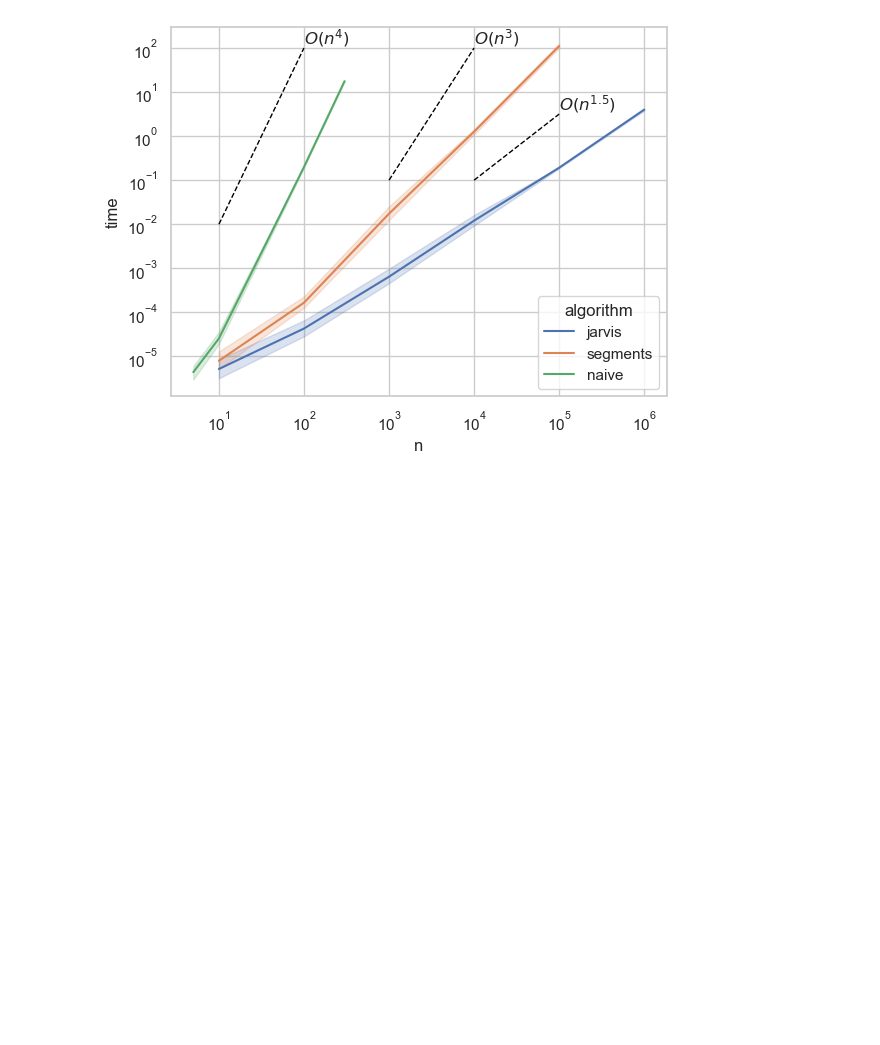
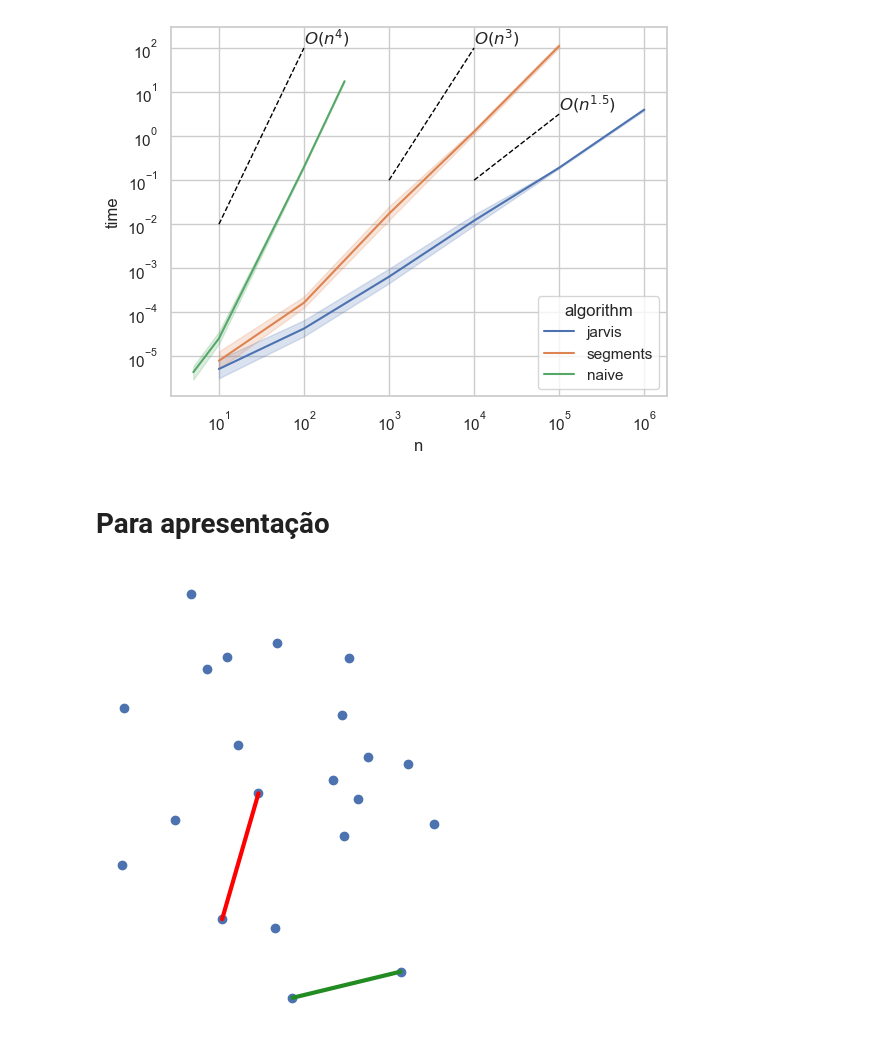
Before and after one commit to mtsodf/algoritmos, a Jupyter notebook: semana03/plots.ipynb, the cells around one changed output. Cells and saved outputs as stored; diff of their text form; code cells hidden in the pictures; blank space fills up the shorter version.

Commit message:
Plots para apresentação

```diff
--- a/semana03/plots.ipynb
+++ b/semana03/plots.ipynb
@@ -56,3 +69,5 @@ plt.show()
 # %% [output]
 [PosixPath('../build/semana03/circles/random_1000000_1.json'), PosixPath('../build/semana03/circles/random_1000000_2.json'), PosixPath('../build/semana03/circles/random_1000000_3.json'), PosixPath('.. ...
 [figure]
+# %% [markdown]
+# Para apresentação
@@ -58,0 +104,25 @@ plt.show()
+# %%
+random_points = np.loadtxt("./tex/tables/random_points.csv", delimiter=",")
+fig, ax = plt.subplots(1, 1)
+ax.scatter(random_points[:, 0], random_points[:, 1])
+xm, ym = np.min(random_points, axis=0)
+ax.scatter([xm], [ym], color="white")
+
+
+# Equal aspect ratio
+ax.set_aspect("equal")
+
+## Remove grid and axis
+ax.grid(False)
+ax.axis("off")
+
+plt.savefig("tex/figures/algs/segments_0.png")
+
+ax.plot(random_points[[8, 14], 0], random_points[[8, 14], 1], color="ForestGreen", lw=3)
+ax.plot(random_points[[0,19], 0], random_points[[0,19], 1], color="red", lw=3)
+plt.savefig("tex/figures/algs/segments_1.png")
+
+plt.tight_layout()
+plt.show()
+# %% [output]
+[figure, added]
```
Also changed, not shown: parts of 5 cells of this notebook.
